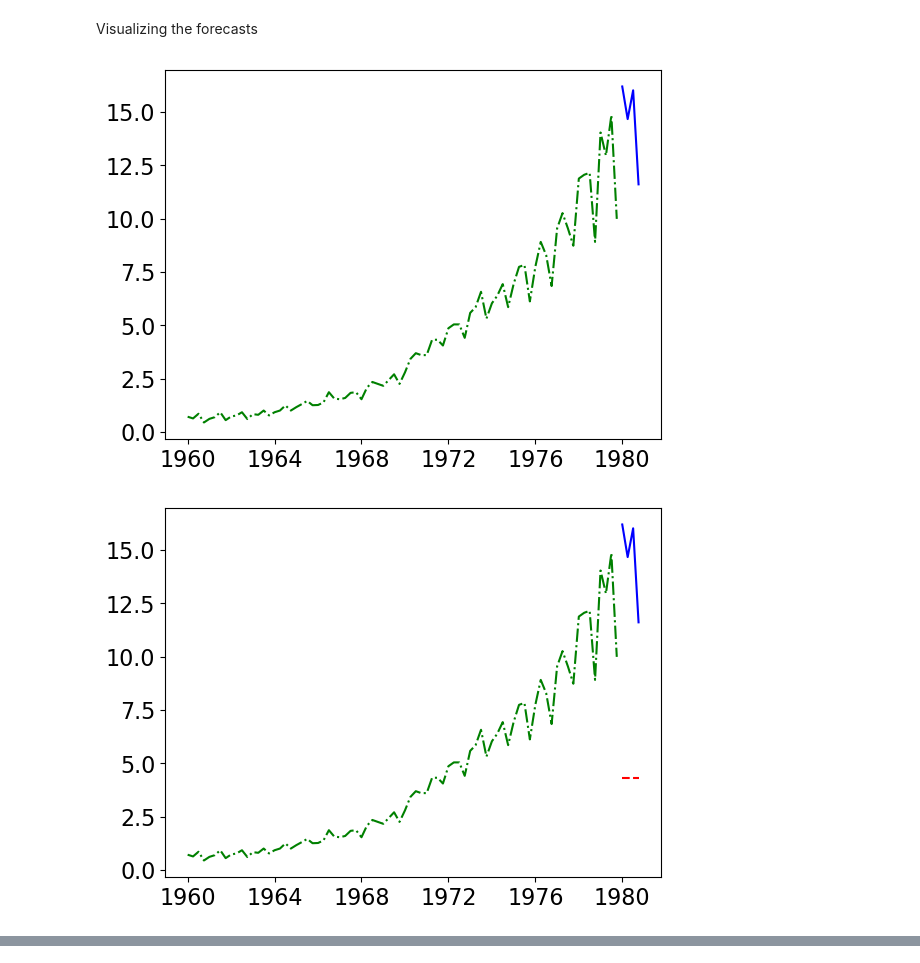
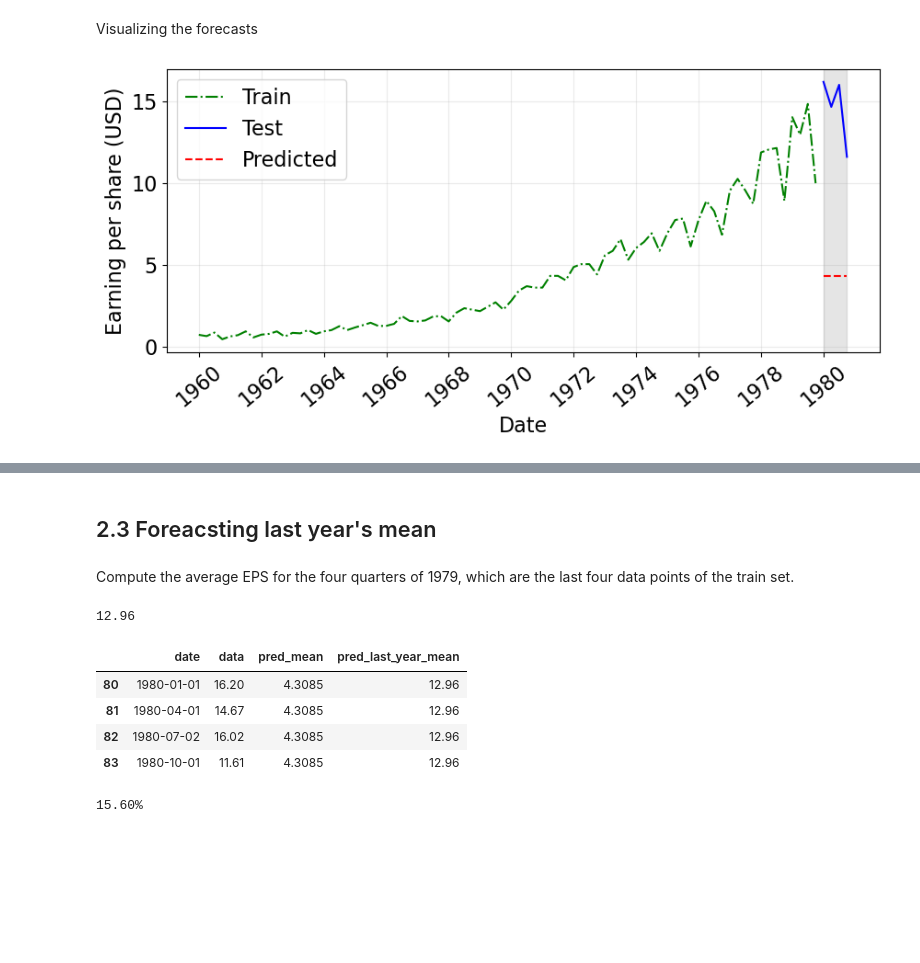
Before and after one commit to LugoBlogger/SI-201-542-forecasting-technique, a Jupyter notebook: week-02.ipynb, the cells around one changed output, grey strips where cells are left out. Drawn from its saved outputs; the diff is of its cells as text; code cells hidden in the pictures; blank space fills up the shorter version.

```diff
--- a/week-02.ipynb
+++ b/week-02.ipynb
@@ -89,8 +89,8 @@ There are three possible baseline models
 # %% [markdown]
 Split the data into `train` and `test`.
 # %%
-train = df[:-4]
-test = df[-4:]   # Take the last four points as our ground truth
+train = df[:-4].copy()
+test = df[-4:].copy()   # Take the last four points as our ground truth
 
 display(train)
 display(test)
@@ -114,12 +114,12 @@ display(test)
 | 82 | 1980-07-02 | 16.02 |
 | 83 | 1980-10-01 | 11.61 |
 # %%
-historical_mean = np.mean(train['data'])
+historical_mean = np.mean(train["data"])
 print(f"{historical_mean:.2f}")
 
 # using : in the first axis of test data, won't work
 # and give `SettingWithCopyWarning!`
-test.loc[[True]*len(test), 'pred_mean'] = historical_mean
+test["pred_mean"] = historical_mean
 display(test)
 # %% [output]
 4.31
@@ -155,34 +155,35 @@ print(f"{mape_hist_mean:.2f}%")
 # %% [markdown]
 Visualizing the forecasts
 # %%
-fig, ax = plt.subplots()
+fig, ax = plt.subplots(figsize=(10, 4))
 
-x_year = pd.DatetimeIndex(df['date']).year
+x_year = pd.DatetimeIndex(df["date"]).year
 
-ax.plot(train['date'], train['data'], 'g-.', label='Train')
-ax.plot(test['date'], test['data'], 'b-', label='Test')
-ax.plot(test['date'], test['pred_mean'], 'r--', label='Predicted')
+ax.plot(train["date"], train["data"], "g-.", label="Train")
+ax.plot(test["date"], test["data"], "b-", label="Test")
+ax.plot(test["date"], test["pred_mean"], "r--", label="Predicted")
 
 # add forecast area
 ax.axvspan(
   np.datetime64("1980-01"),
   np.datetime64("1980-10"),  # the last data point in `data`
   color="#808080", alpha=0.2
 )
 
 formatter = mdates.DateFormatter("%Y")
 locator = mdates.YearLocator(base=2)
 ax.xaxis.set_major_formatter(formatter)
 ax.xaxis.set_major_locator(locator)
 
 ax.grid("on")
 ax.set_xlabel("Date")
 ax.set_ylabel("Earning per share (USD)")
+ax.legend(loc="upper left")
 
 for label in ax.get_xticklabels():
   label.set_rotation(40)
   # label.set_horizontalalignment('right')
+
 plt.show(fig)
 # %% [output]
-[figure, old version]
+[figure, new version]
-[figure, removed]
@@ -189,0 +190,24 @@ plt.show(fig)
+# %% [markdown]
+## 2.3 Foreacsting last year's mean
+# %% [markdown]
+Compute the average EPS for the four quarters of 1979, which are the last
+four data points of the train set.
+# %%
+last_year_mean = np.mean(train.data[-4:])
+print(f"{last_year_mean:.2f}")
+# %% [output]
+12.96
+# %%
+test["pred_last_year_mean"] = last_year_mean
+test
+# %% [output]
+|  | date | data | pred_mean | pred_last_year_mean |
+| 80 | 1980-01-01 | 16.20 | 4.3085 | 12.96 |
+| 81 | 1980-04-01 | 14.67 | 4.3085 | 12.96 |
+| 82 | 1980-07-02 | 16.02 | 4.3085 | 12.96 |
+| 83 | 1980-10-01 | 11.61 | 4.3085 | 12.96 |
+# %%
+mape_last_year_mean = mape(test["data"], test["pred_last_year_mean"])
+print(f"{mape_last_year_mean:.2f}%")
+# %% [output]
+15.60%
```
Also changed, not shown: parts of 18 cells of this notebook, 2 other files.
